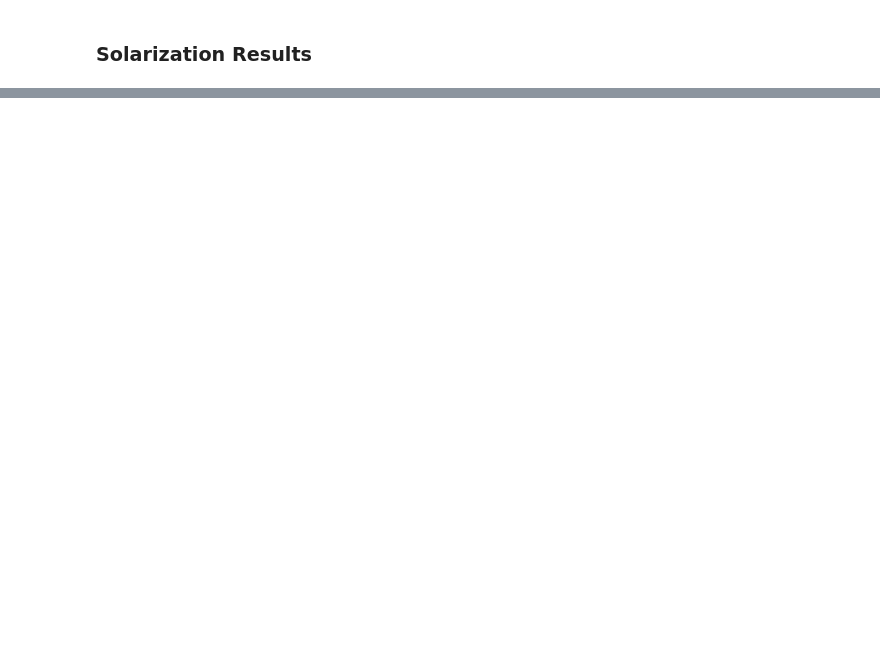
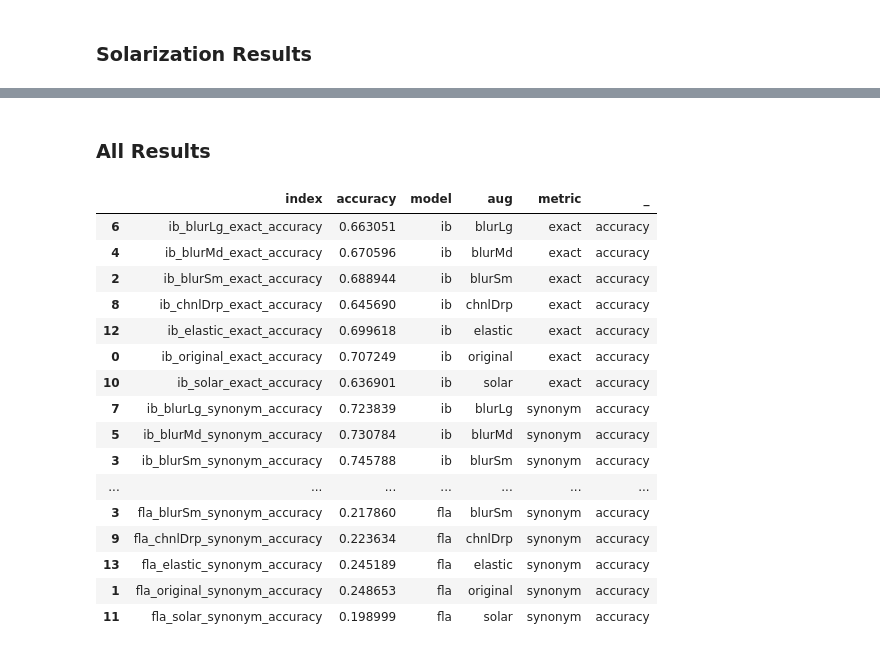
Before and after one commit to shamanthak-hegde/CSE576-NLP, a Jupyter notebook: img_aug/img_aug_analysis_graphs.ipynb, the cells around one changed output, grey strips where cells are left out. Saved outputs shown, nothing was run; the diff lists cells and outputs as text; code cells hidden in the pictures; blank space fills up the shorter version.

```diff
--- a/img_aug/img_aug_analysis_graphs.ipynb
+++ b/img_aug/img_aug_analysis_graphs.ipynb
@@ -34,0 +15,5 @@ Name: count, dtype: int64
+# %%
+ib = pd.read_csv('CSE576-NLP/img_aug/output/image_aug_analysis_cocoqa_val2014_ib_only.csv').dropna().reset_index(drop=True)
+fla = pd.read_csv('CSE576-NLP/img_aug/output/image_aug_analysis_cocoqa_val2014_fla_only.csv').dropna().reset_index(drop=True)
+
+ib.head()
@@ -202,0 +214,22 @@ plot_solarization_results(get_results(question_type=[3]), 'Location Questions -
+# %% [markdown]
+### All Results
+# %%
+merge_results()
+# %% [output]
+|  | index | accuracy | model | aug | metric | _ |
+| 6 | ib_blurLg_exact_accuracy | 0.663051 | ib | blurLg | exact | accuracy |
+| 4 | ib_blurMd_exact_accuracy | 0.670596 | ib | blurMd | exact | accuracy |
+| 2 | ib_blurSm_exact_accuracy | 0.688944 | ib | blurSm | exact | accuracy |
+| 8 | ib_chnlDrp_exact_accuracy | 0.645690 | ib | chnlDrp | exact | accuracy |
+| 12 | ib_elastic_exact_accuracy | 0.699618 | ib | elastic | exact | accuracy |
+| 0 | ib_original_exact_accuracy | 0.707249 | ib | original | exact | accuracy |
+| 10 | ib_solar_exact_accuracy | 0.636901 | ib | solar | exact | accuracy |
+| 7 | ib_blurLg_synonym_accuracy | 0.723839 | ib | blurLg | synonym | accuracy |
+| 5 | ib_blurMd_synonym_accuracy | 0.730784 | ib | blurMd | synonym | accuracy |
+| 3 | ib_blurSm_synonym_accuracy | 0.745788 | ib | blurSm | synonym | accuracy |
+| ... | ... | ... | ... | ... | ... | ... |
+| 3 | fla_blurSm_synonym_accuracy | 0.217860 | fla | blurSm | synonym | accuracy |
+| 9 | fla_chnlDrp_synonym_accuracy | 0.223634 | fla | chnlDrp | synonym | accuracy |
+| 13 | fla_elastic_synonym_accuracy | 0.245189 | fla | elastic | synonym | accuracy |
+| 1 | fla_original_synonym_accuracy | 0.248653 | fla | original | synonym | accuracy |
+| 11 | fla_solar_synonym_accuracy | 0.198999 | fla | solar | synonym | accuracy |
```
Also changed, not shown: parts of 23 cells of this notebook.
